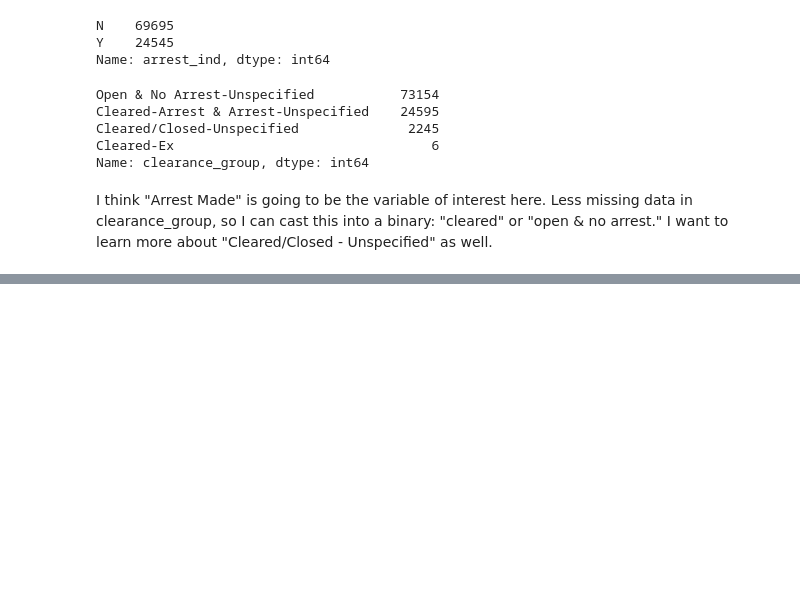
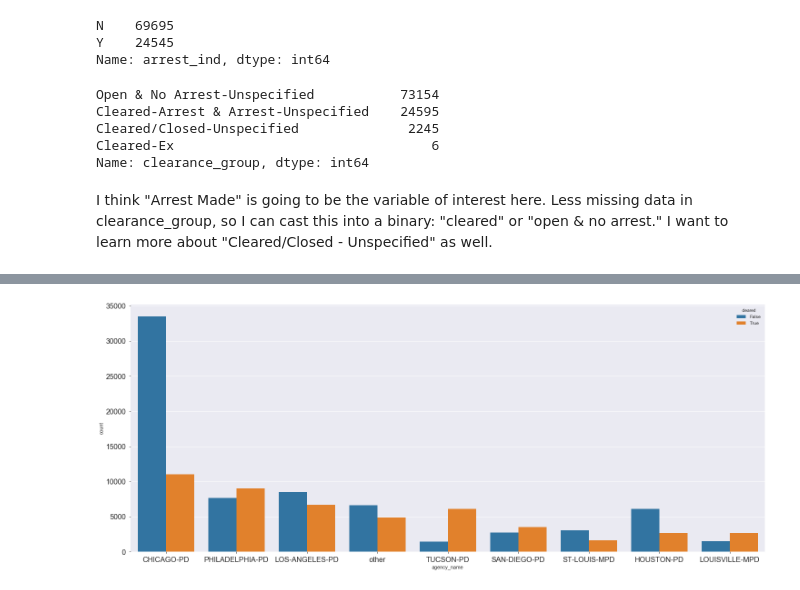
Before and after one commit to alexmjn/Predicting-Arrests, a Jupyter notebook: Crime_Data.ipynb, the cells around one changed output, grey strips where cells are left out. Cells and saved outputs as stored; diff of their text form; code cells hidden in the pictures; blank space fills up the shorter version.

```diff
--- a/Crime_Data.ipynb
+++ b/Crime_Data.ipynb
@@ -111,0 +109,3 @@ crime["occurred_time"] = pd.to_datetime(crime["occurr"])
+# %%
+train = wrangle(train)
+train.shape
@@ -111,0 +134,3 @@ crime["occurred_time"] = pd.to_datetime(crime["occurr"])
+# %%
+target = "cleared"
+features = train.drop([target, "row_hash", "clearance_group", "arrest_ind", "occurred_date", "occurred_time"], axis = 1).columns.to_list()
@@ -111,0 +164,20 @@ crime["occurred_time"] = pd.to_datetime(crime["occurr"])
+# %%
+def generate_most_common(feature):
+    train_plot = train.copy()
+    top_obs = train_plot[feature].value_counts()[:8].index
+    train_plot.loc[~train_plot[feature].isin(top_obs), feature] = "other"
+
+    return train_plot
+
+def graph_feature(feature):
+    train_plot = generate_most_common(feature = feature)
+
+    fig, ax = plt.subplots(figsize = (25, 10))
+
+    sns.countplot(x = train_plot[feature], hue = train_plot[target])
+    ax.tick_params(axis = 'both', labelsize = 16)
+    plt.show()
+# %%
+graph_feature("agency_name")
+# %% [output]
+[figure, added]
```
Also changed, not shown: parts of 27 cells of this notebook.
